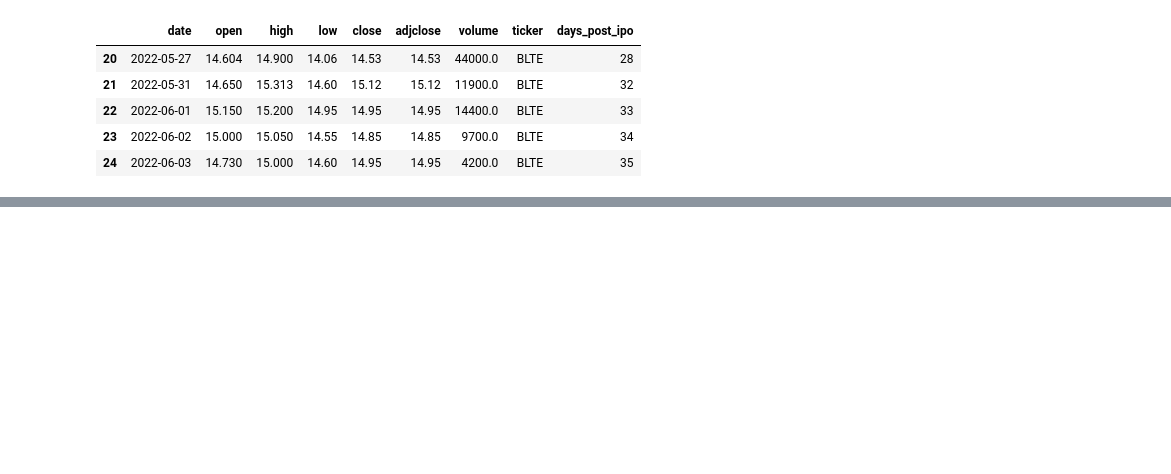
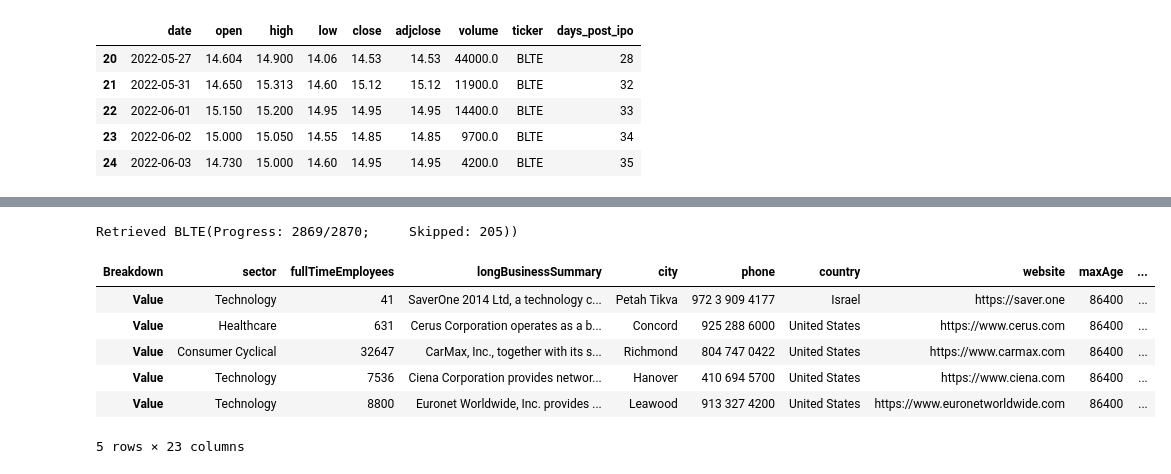
Before and after one commit to PatrickTyBrown/regression_module_project, a Jupyter notebook: WebScraper.ipynb, the cells around one changed output, grey strips where cells are left out. Saved outputs shown, nothing was run; the diff lists cells and outputs as text; code cells hidden in the pictures; blank space fills up the shorter version.

```diff
--- a/WebScraper.ipynb
+++ b/WebScraper.ipynb
@@ -464,0 +452,46 @@ data.to_csv('Data/stock_info.csv')
+# %%
+ticker = 'amzn'
+
+info = si.get_company_info(ticker).transpose()
+info['ticker'] = ticker
+# print(infolongBusinessSummary)
+# print(info.phonenum)
+# %%
+def get_tickers():
+    df = pd.read_csv('Data/stock_info_complete.csv')
+    return df.ticker.unique()
+tickers = get_tickers()
+# %%
+def PullCompanyDetails():
+    company_info = []
+    skipped = 0
+    for i in range(len(tickers)):
+        ticker = tickers[i]
+        try:
+            info = si.get_company_info(ticker).transpose()
+            info['ticker'] = ticker
+            company_info.append(info)
+            print(f'Retrieved {ticker}(Progress: {i}/{len(tickers)};\tSkipped: {skipped})',end='\r', flush=True)
+        except:
+            print(f'Skipping {ticker}(Progress: {i}/{len(tickers)};\tSkipped: {skipped})',end='\r', flush=True)
+            skipped += 1
+            pass
+    return company_info
+
+company_info = PullCompanyDetails()
+# %% [output]
+Retrieved BLTE(Progress: 2869/2870;     Skipped: 205))
+# %%
+pickle_file(company_info,'Data/company_info')
+
+df = pd.concat(company_info)
+# %%
+df.head()
+# %% [output]
+| Breakdown | sector | fullTimeEmployees | longBusinessSummary | city | phone | country | website | maxAge | ... |
+| Value | Technology | 41 | SaverOne 2014 Ltd, a technology c... | Petah Tikva | 972 3 909 4177 | Israel | https://saver.one | 86400 | ... |
+| Value | Healthcare | 631 | Cerus Corporation operates as a b... | Concord | 925 288 6000 | United States | https://www.cerus.com | 86400 | ... |
+| Value | Consumer Cyclical | 32647 | CarMax, Inc., together with its s... | Richmond | 804 747 0422 | United States | https://www.carmax.com | 86400 | ... |
+| Value | Technology | 7536 | Ciena Corporation provides networ... | Hanover | 410 694 5700 | United States | https://www.ciena.com | 86400 | ... |
+| Value | Technology | 8800 | Euronet Worldwide, Inc. provides ... | Leawood | 913 327 4200 | United States | https://www.euronetworldwide.com | 86400 | ... |
+5 rows × 23 columns
```
Also changed, not shown: parts of 15 cells of this notebook, 14 other files.
